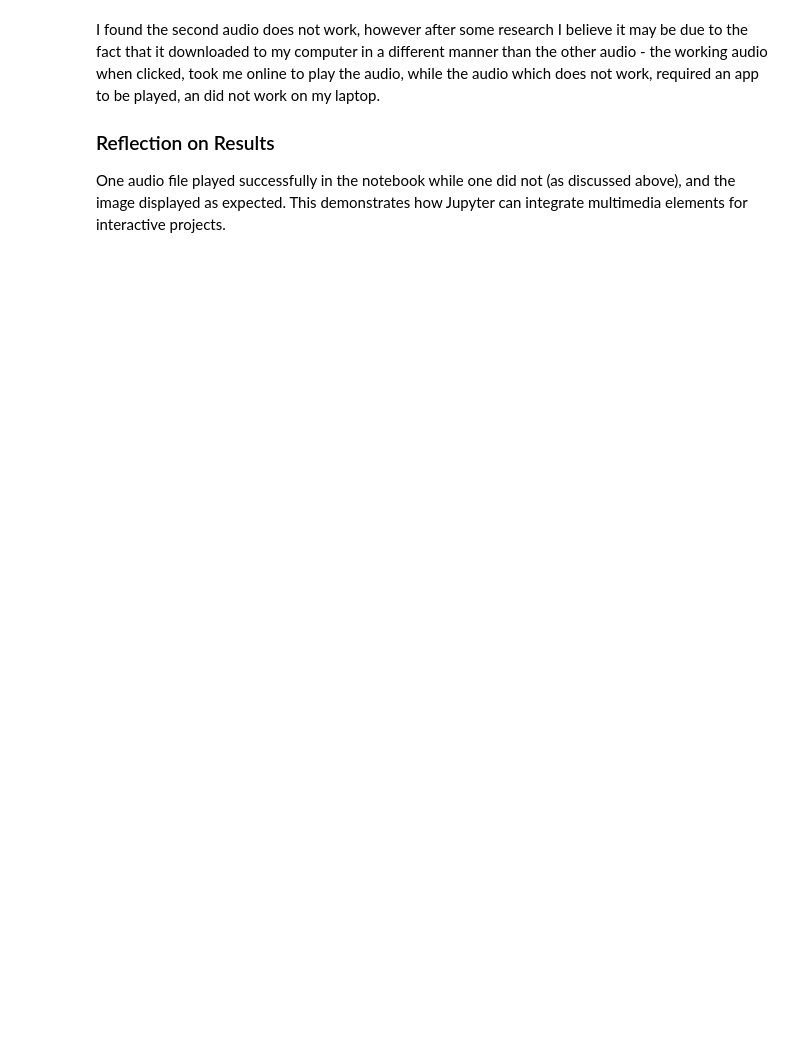
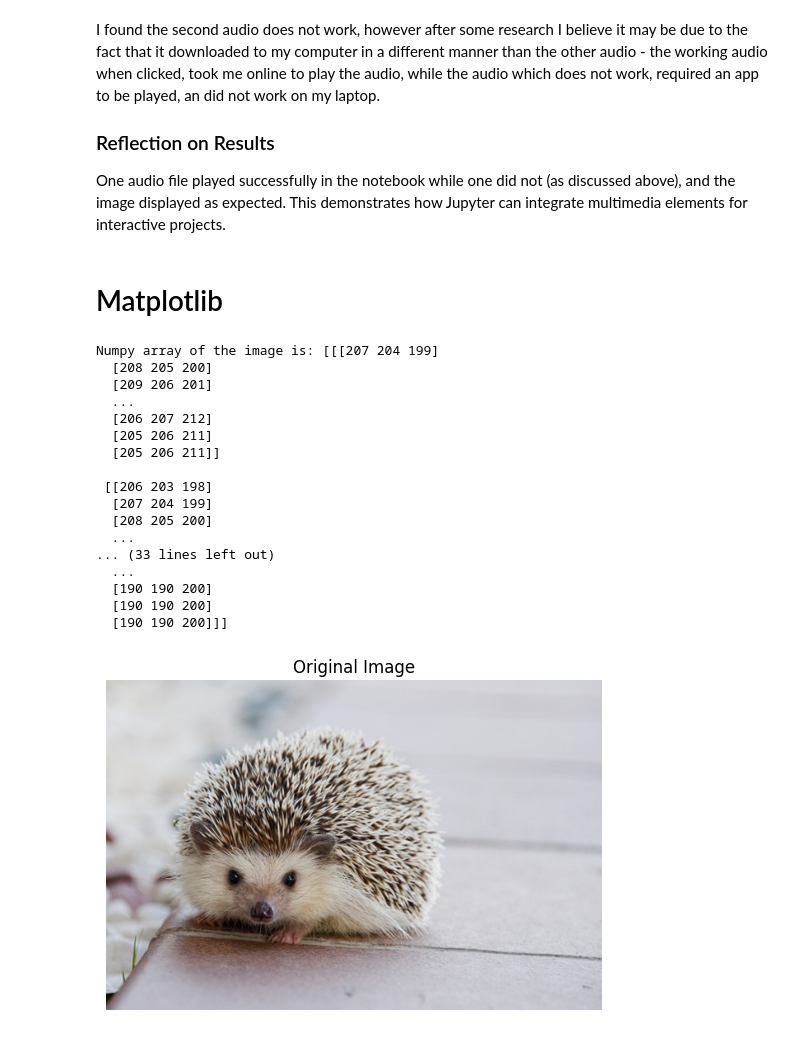
Before and after one commit to katiejenkinss/ai-for-the-arts, a Jupyter notebook: coding_exercises.ipynb, the cells around one changed output. Drawn from its saved outputs; the diff is of its cells as text; code cells hidden in the pictures; blank space fills up the shorter version.

Commit message:
matplotlib work

```diff
--- a/coding_exercises.ipynb
+++ b/coding_exercises.ipynb
@@ -194,3 +194,39 @@ I found the second audio does not work, however after some research I believe it
 ### Reflection on Results
 
 One audio file played successfully in the notebook while one did not (as discussed above), and the image displayed as expected. This demonstrates how Jupyter can integrate multimedia elements for interactive projects.
+# %% [markdown]
+# Matplotlib
+# %%
+
+from matplotlib import pyplot
+
+# Load the image into a Numpy array
+test_picture = pyplot.imread("picture1.jpg")
+
+# Print the numerical data (pixel values)
+print("Numpy array of the image is:", test_picture)
+
+# Display the image
+pyplot.imshow(test_picture)
+pyplot.axis('off')
+pyplot.title("Original Image")
+pyplot.show()
+# %% [output]
+Numpy array of the image is: [[[207 204 199]
+  [208 205 200]
+  [209 206 201]
+  ...
+  [206 207 212]
+  [205 206 211]
+  [205 206 211]]
+
+ [[206 203 198]
+  [207 204 199]
+  [208 205 200]
+  ...
+... (33 lines left out)
+  ...
+  [190 190 200]
+  [190 190 200]
+  [190 190 200]]]
+[figure, added]
```
Also changed, not shown: parts of 1 cell of this notebook.
